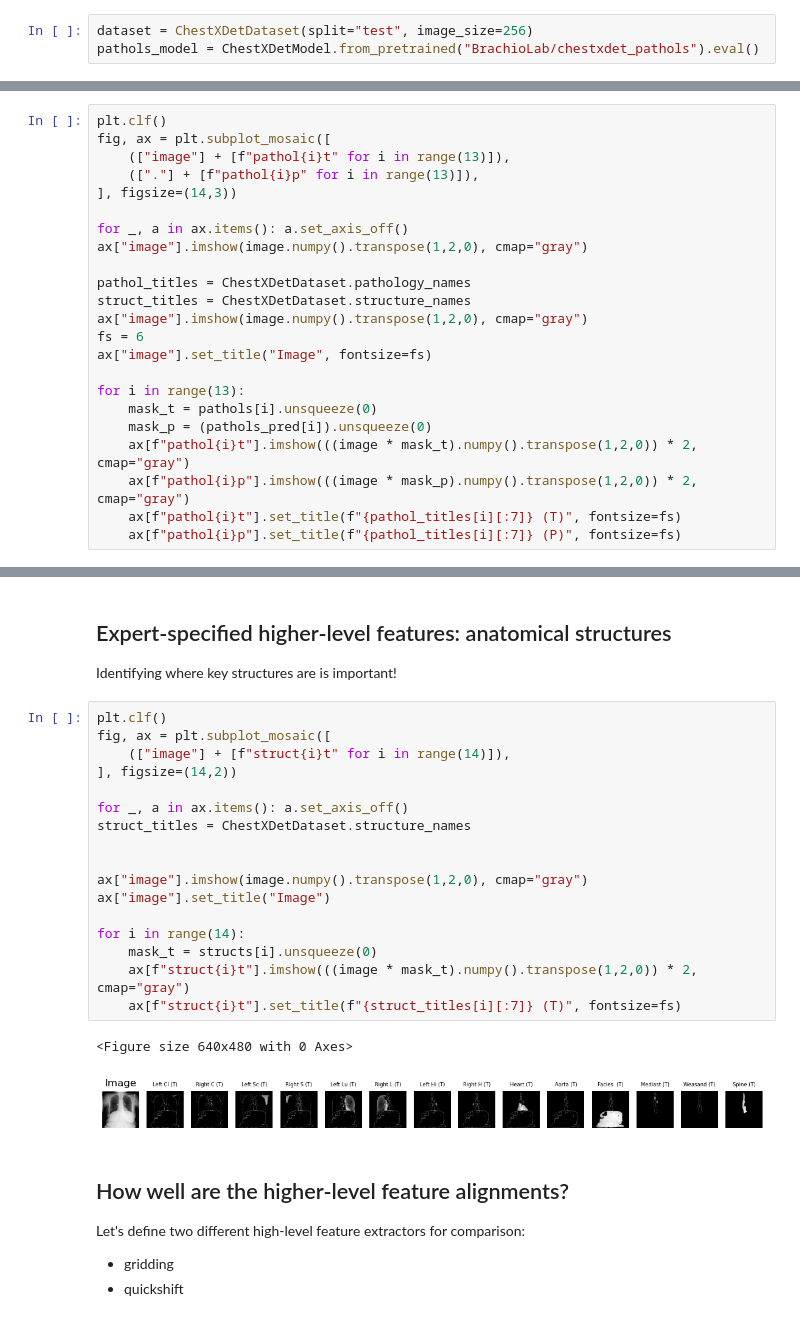
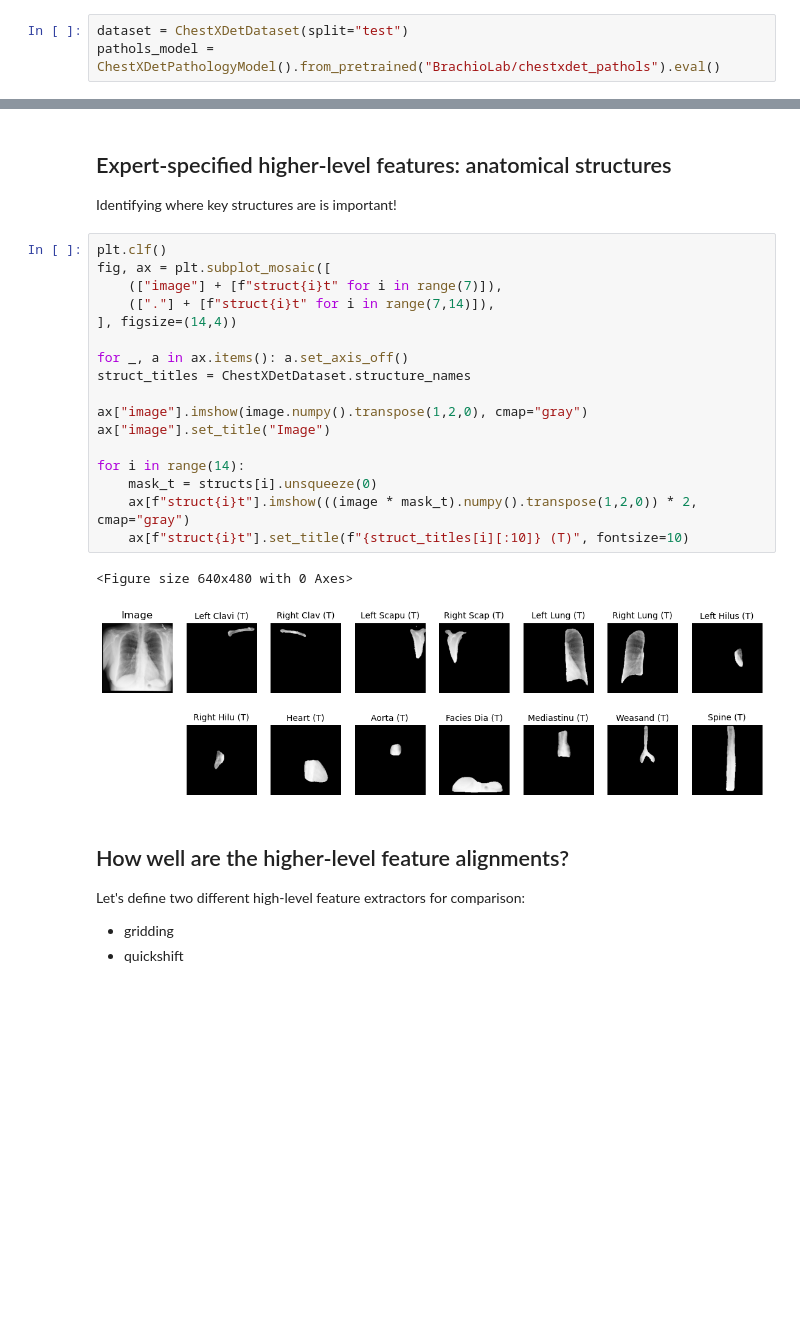
Before and after one commit to DebugML/exlib, a Jupyter notebook: notebooks/chestxdet.ipynb, the cells around one changed output, grey strips where cells are left out. Saved outputs shown, nothing was run; the diff lists cells and outputs as text; blank space fills up the shorter version.

```diff
--- a/notebooks/chestxdet.ipynb
+++ b/notebooks/chestxdet.ipynb
@@ -16,8 +16,8 @@ from exlib.datasets.chestxdet import ChestXDetDataset, ChestXDetModel, ChestXDet
 * The objective is to predict the **pathology** regions (atelectasis, calcification, etc. Total 13).
 * The higher-level features are the anatomical **structures** (left clavicle, right clavicle, etc. Total 14).
 # %%
-dataset = ChestXDetDataset(split="test", image_size=256)
-pathols_model = ChestXDetModel.from_pretrained("BrachioLab/chestxdet_pathols").eval()
+dataset = ChestXDetDataset(split="test")
+pathols_model = ChestXDetPathologyModel().from_pretrained("BrachioLab/chestxdet_pathols").eval()
 # %% [markdown]
 ## Dataset samples and model predictions
 Primary task: predict where the pathologies are
@@ -34,23 +33,0 @@ with torch.no_grad():
-# %%
-plt.clf()
-fig, ax = plt.subplot_mosaic([
-    (["image"] + [f"pathol{i}t" for i in range(13)]),
-    (["."] + [f"pathol{i}p" for i in range(13)]),
-], figsize=(14,3))
-
-for _, a in ax.items(): a.set_axis_off()
-ax["image"].imshow(image.numpy().transpose(1,2,0), cmap="gray")
-
-pathol_titles = ChestXDetDataset.pathology_names
-struct_titles = ChestXDetDataset.structure_names
-ax["image"].imshow(image.numpy().transpose(1,2,0), cmap="gray")
-fs = 6
-ax["image"].set_title("Image", fontsize=fs)
-
-for i in range(13):
-    mask_t = pathols[i].unsqueeze(0)
-    mask_p = (pathols_pred[i]).unsqueeze(0)
-    ax[f"pathol{i}t"].imshow(((image * mask_t).numpy().transpose(1,2,0)) * 2, cmap="gray")
-    ax[f"pathol{i}p"].imshow(((image * mask_p).numpy().transpose(1,2,0)) * 2, cmap="gray")
-    ax[f"pathol{i}t"].set_title(f"{pathol_titles[i][:7]} (T)", fontsize=fs)
-    ax[f"pathol{i}p"].set_title(f"{pathol_titles[i][:7]} (P)", fontsize=fs)
@@ -65,23 +60,23 @@ Identifying where key structures are is important!
 # %%
 plt.clf()
 fig, ax = plt.subplot_mosaic([
-    (["image"] + [f"struct{i}t" for i in range(14)]),
-], figsize=(14,2))
+    (["image"] + [f"struct{i}t" for i in range(7)]),
+    (["."] + [f"struct{i}t" for i in range(7,14)]),
+], figsize=(14,4))
 
 for _, a in ax.items(): a.set_axis_off()
 struct_titles = ChestXDetDataset.structure_names
-
 
 ax["image"].imshow(image.numpy().transpose(1,2,0), cmap="gray")
 ax["image"].set_title("Image")
 
 for i in range(14):
     mask_t = structs[i].unsqueeze(0)
     ax[f"struct{i}t"].imshow(((image * mask_t).numpy().transpose(1,2,0)) * 2, cmap="gray")
-    ax[f"struct{i}t"].set_title(f"{struct_titles[i][:7]} (T)", fontsize=fs)
+    ax[f"struct{i}t"].set_title(f"{struct_titles[i][:10]} (T)", fontsize=10)
 # %% [output]
 <Figure size 640x480 with 0 Axes>
-[figure, old version]
+[figure, new version]
 # %% [markdown]
 ## How well are the higher-level feature alignments?
 Let's define two different high-level feature extractors for comparison:
```
Also changed, not shown: parts of 7 cells of this notebook, 8 other files.
